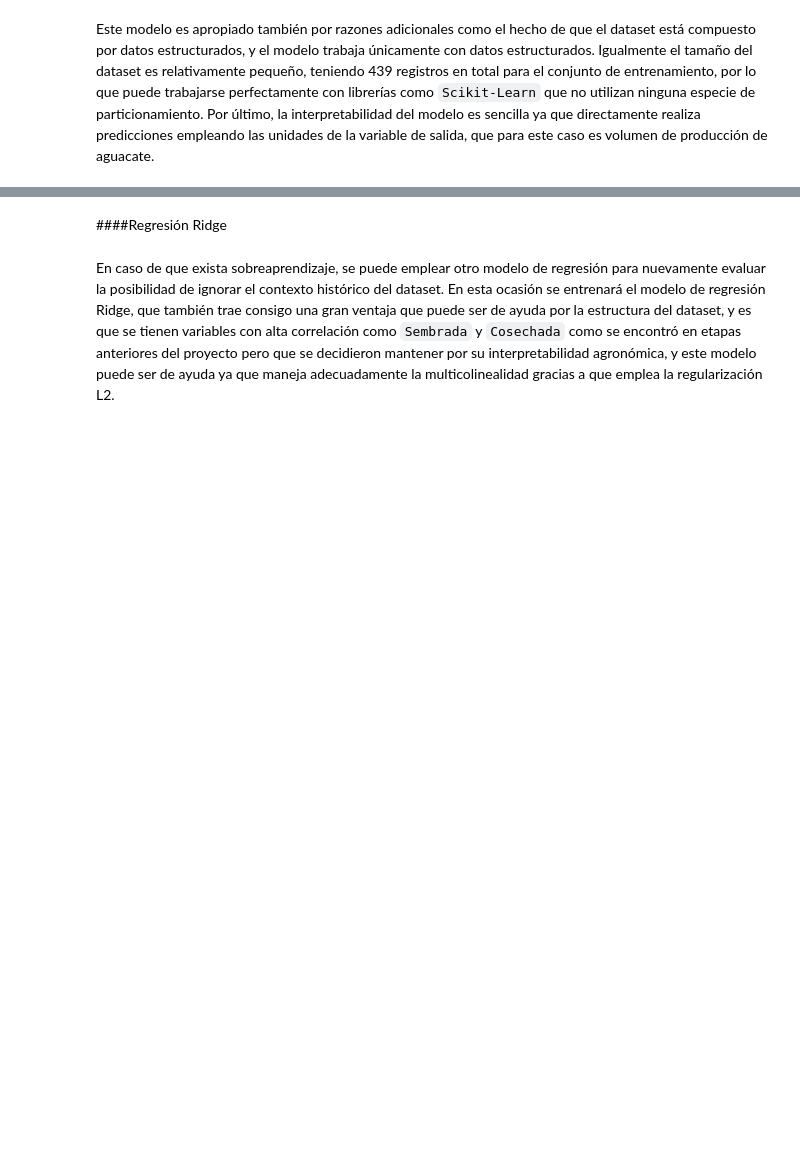
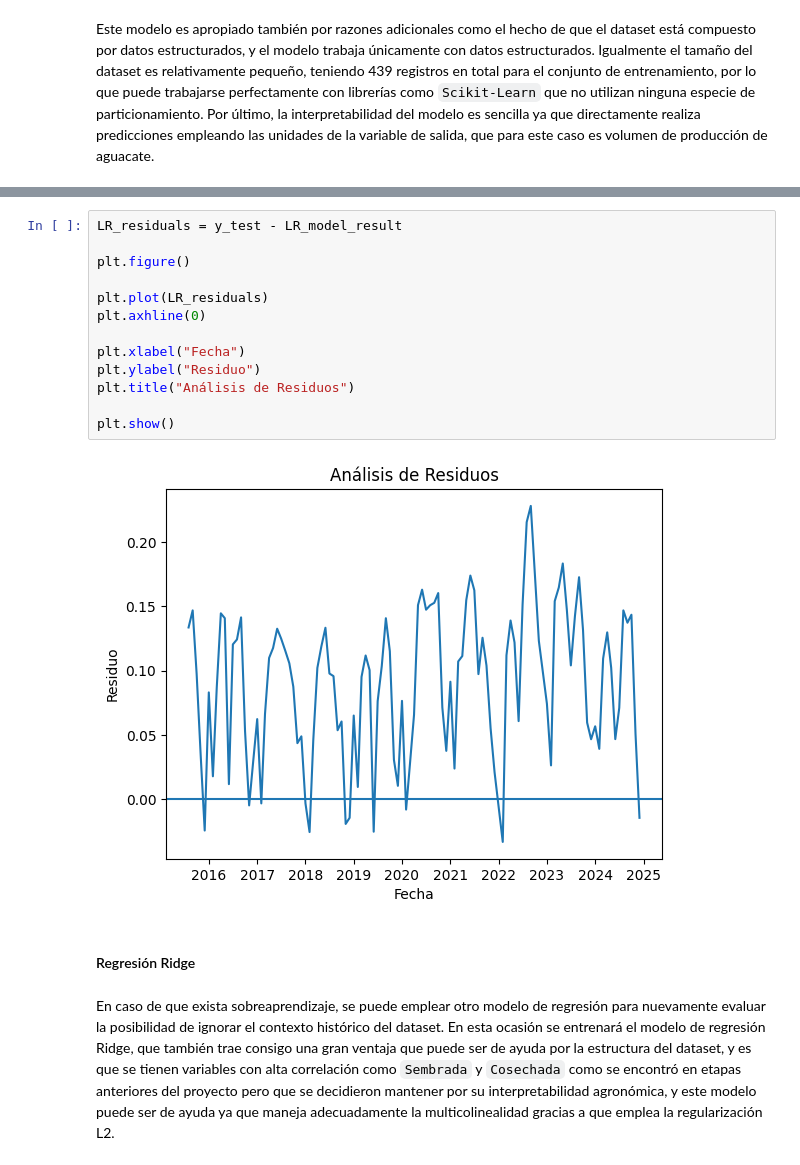
Before and after one commit to juan-pablo-lopez/tc5035-ene26-equipo29, a Jupyter notebook: Avance3.Equipo29.ipynb, the cells around one changed output, grey strips where cells are left out. Saved outputs shown, nothing was run; the diff lists cells and outputs as text; blank space fills up the shorter version.

```diff
--- a/Avance3.Equipo29.ipynb
+++ b/Avance3.Equipo29.ipynb
@@ -356,5 +402,20 @@ MAPE:  0.1085860347737845
+# %%
+LR_residuals = y_test - LR_model_result
+
+plt.figure()
+
+plt.plot(LR_residuals)
+plt.axhline(0)
+
+plt.xlabel("Fecha")
+plt.ylabel("Residuo")
+plt.title("Análisis de Residuos")
+
+plt.show()
+# %% [output]
+[figure, added]
 # %% [markdown]
-####Regresión Ridge
+#### Regresión Ridge
 # %% [markdown]
 En caso de que exista sobreaprendizaje, se puede emplear otro modelo de regresión para nuevamente evaluar la posibilidad de ignorar el contexto histórico del dataset. En esta ocasión se entrenará el modelo de regresión Ridge, que también trae consigo una gran ventaja que puede ser de ayuda por la estructura del dataset, y es que se tienen variables con alta correlación como `Sembrada` y `Cosechada` como se encontró en etapas anteriores del proyecto pero que se decidieron mantener por su interpretabilidad agronómica, y este modelo puede ser de ayuda ya que maneja adecuadamente la multicolinealidad gracias a que emplea la regularización L2.
 # %% [markdown]
```
Also changed, not shown: parts of 21 cells of this notebook.
